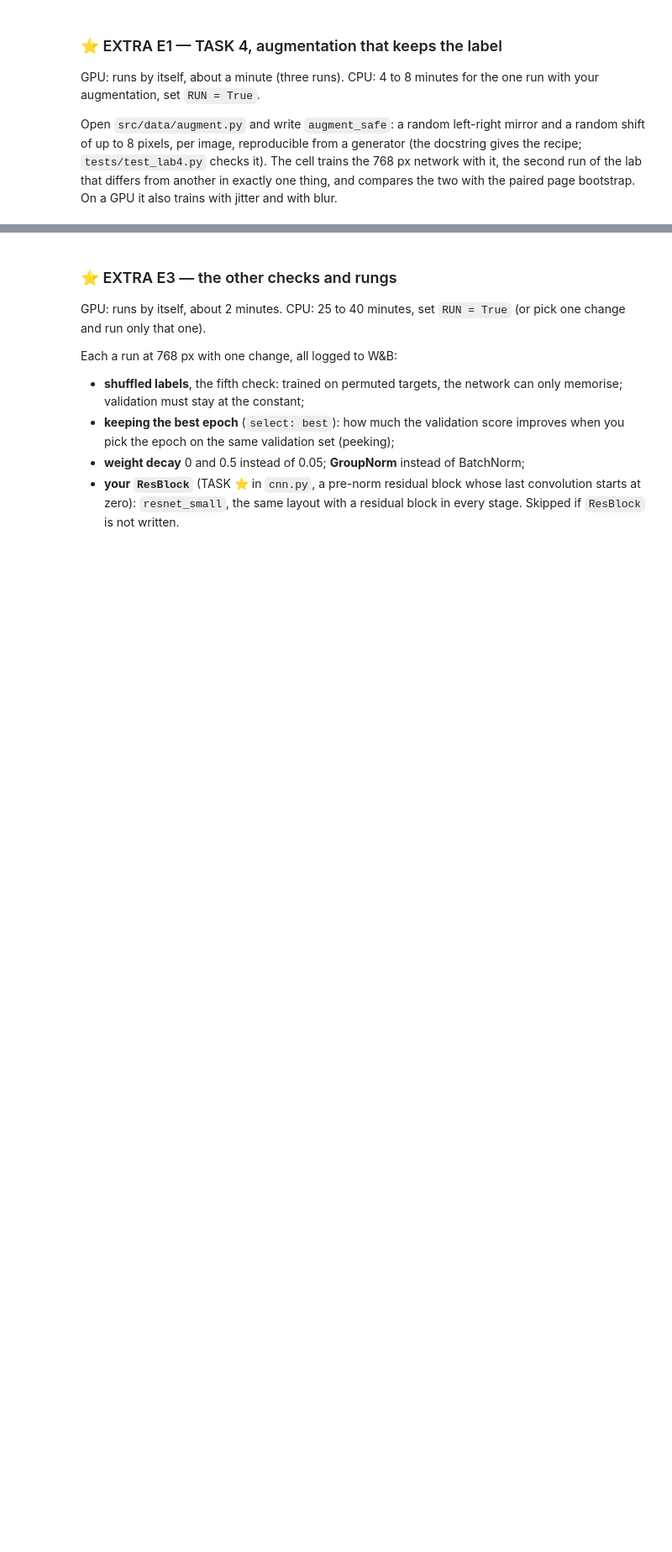
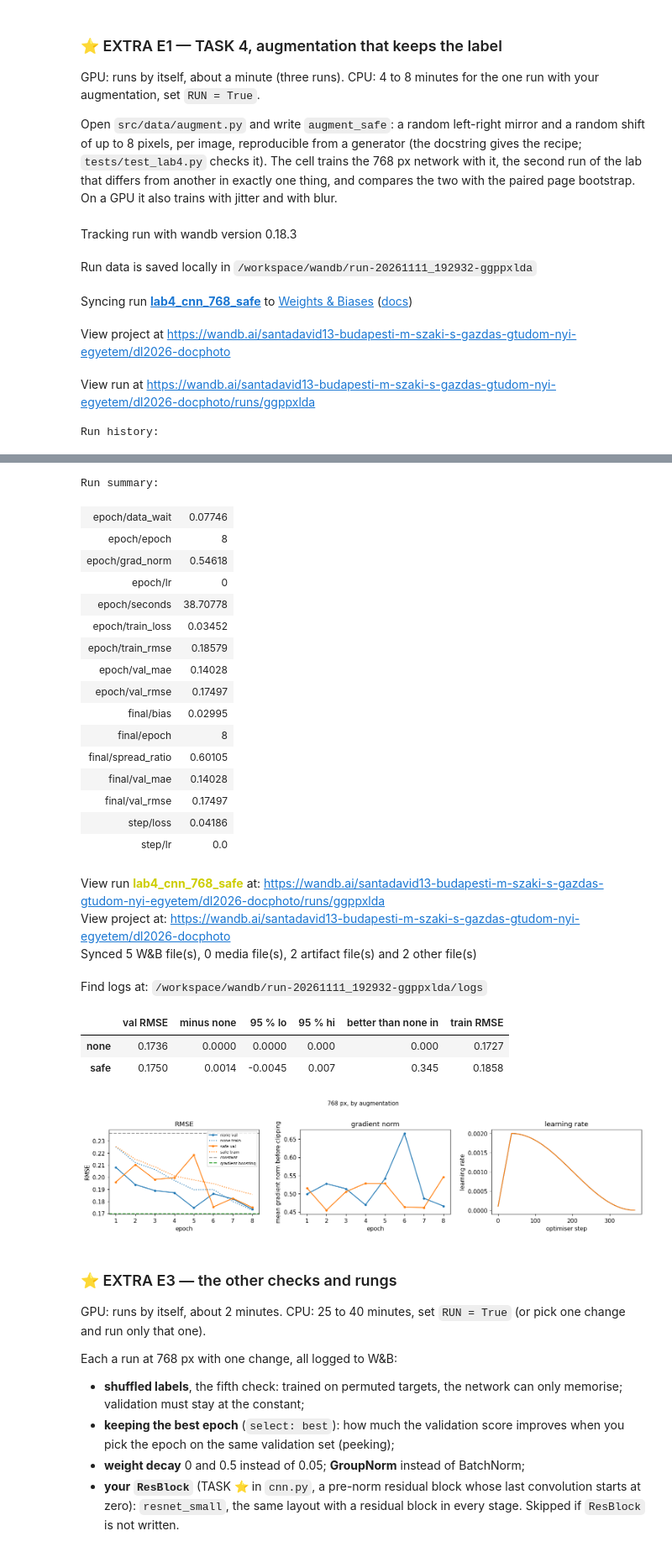
Before and after one commit to santadavid13/dl2026-docphoto, a Jupyter notebook: notebooks/lab4_cnn.ipynb, the cells around one changed output, grey strips where cells are left out. Shown at 84% size. Cells and saved outputs as stored; diff of their text form; code cells hidden in the pictures; blank space fills up the shorter version.

```diff
--- a/notebooks/lab4_cnn.ipynb
+++ b/notebooks/lab4_cnn.ipynb
@@ -472,7 +664,7 @@ The cell trains the 768 px network with it, the second run of the lab that
 differs from another in exactly one thing, and compares the two with the
 paired page bootstrap. On a GPU it also trains with jitter and with blur.
 # %%
-RUN = EXTRA            # ⭐ EXTRA E1: set to True to run it on a CPU (4 to 8 minutes)
+RUN = True            # ⭐ EXTRA E1: set to True to run it on a CPU (4 to 8 minutes)
 if RUN:
     rows = {"none": run_b}
     for aug in (("safe", "jitter", "blur") if GPU else ("safe",)):
@@ -490,3 +682,10 @@ if RUN:
     curves({name: r for name, r in rows.items()}, "768 px, by augmentation")
 else:
     print("⭐ E1 skipped. The trial's numbers are in the table at stop 3.")
+# %% [output]
+Tracking run with wandb version 0.18.3
+Run data is saved locally in /workspace/wandb/run-20261111_192932-ggppxlda
+Syncing run lab4_cnn_768_safe to Weights & Biases (docs)
+View project at https://wandb.ai/santadavid13-budapesti-m-szaki-s-gazdas-gtudom-nyi-egyetem/dl2026-docphoto
+View run at https://wandb.ai/santadavid13-budapesti-m-szaki-s-gazdas-gtudom-nyi-egyetem/dl2026-docphoto/runs/ggppxlda
+Run history:
@@ -493,3 +708,28 @@ else:
+Run summary:
+| epoch/data_wait | 0.07746 |
+| epoch/epoch | 8 |
+| epoch/grad_norm | 0.54618 |
+| epoch/lr | 0 |
+| epoch/seconds | 38.70778 |
+| epoch/train_loss | 0.03452 |
+| epoch/train_rmse | 0.18579 |
+| epoch/val_mae | 0.14028 |
+| epoch/val_rmse | 0.17497 |
+| final/bias | 0.02995 |
+| final/epoch | 8 |
+| final/spread_ratio | 0.60105 |
+| final/val_mae | 0.14028 |
+| final/val_rmse | 0.17497 |
+| step/loss | 0.04186 |
+| step/lr | 0.0 |
+View run lab4_cnn_768_safe at: https://wandb.ai/santadavid13-budapesti-m-szaki-s-gazdas-gtudom-nyi-egyetem/dl2026-docphoto/runs/ggppxlda
+View project at: https://wandb.ai/santadavid13-budapesti-m-szaki-s-gazdas-gtudom-nyi-egyetem/dl2026-docphoto
+Synced 5 W&B file(s), 0 media file(s), 2 artifact file(s) and 2 other file(s)
+Find logs at: /workspace/wandb/run-20261111_192932-ggppxlda/logs
+|  | val RMSE | minus none | 95 % lo | 95 % hi | better than none in | train RMSE |
+| none | 0.1736 | 0.0000 | 0.0000 | 0.000 | 0.000 | 0.1727 |
+| safe | 0.1750 | 0.0014 | -0.0045 | 0.007 | 0.345 | 0.1858 |
+[figure, added]
 # %% [markdown]
 ### ⭐ EXTRA E3 — the other checks and rungs
 
```
Also changed, not shown: parts of 20 cells of this notebook, 4 other files.
